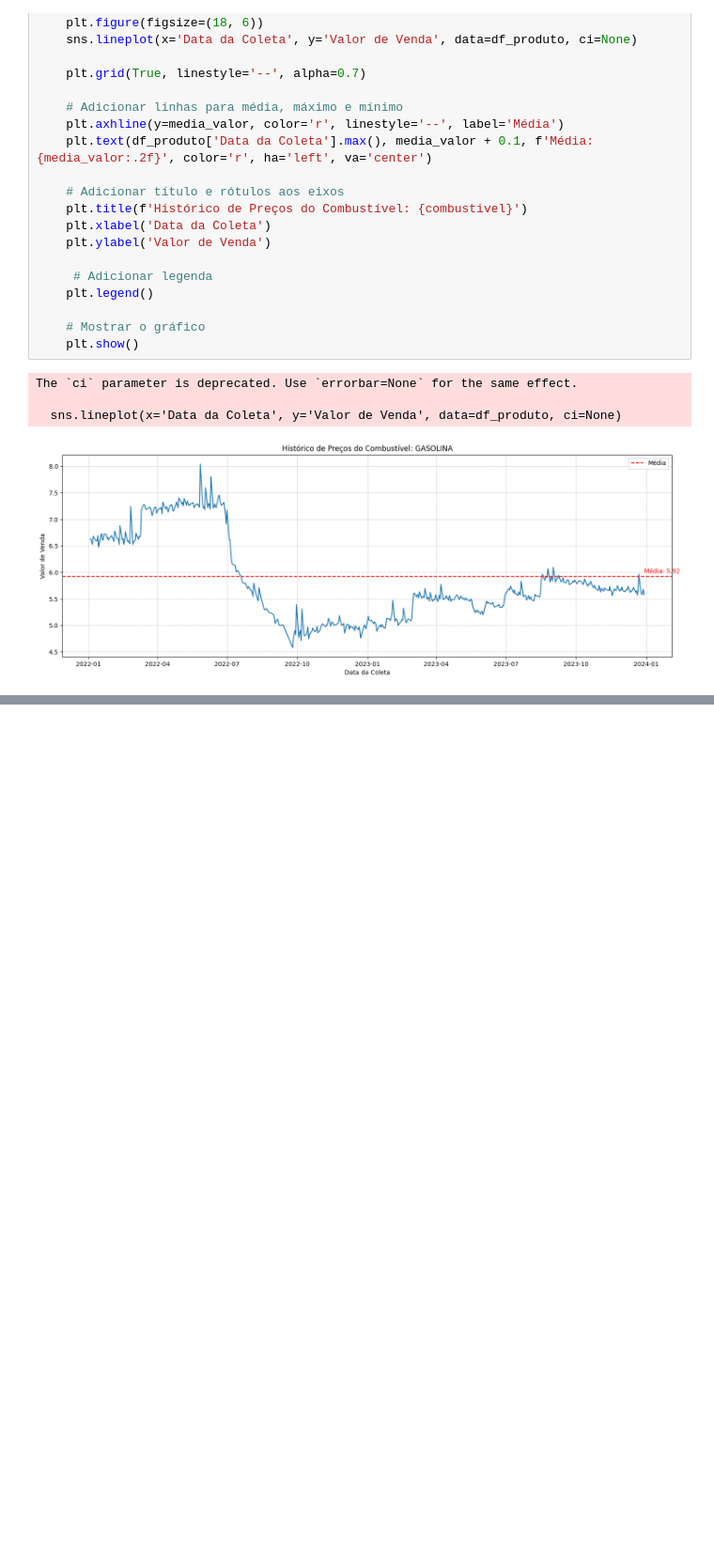
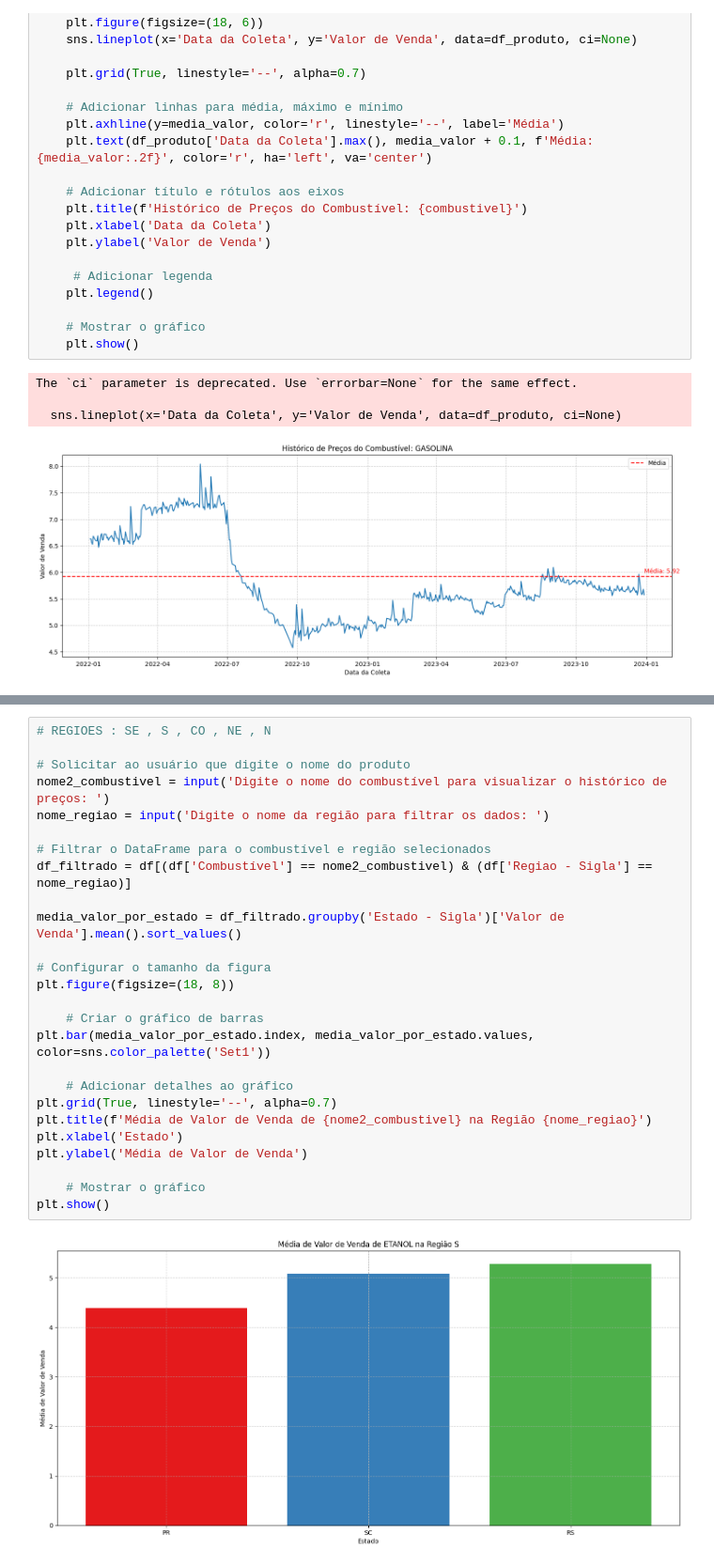
Before and after one commit to luisfernandogbraga/preco_combustivel, a Jupyter notebook: ETL.ipynb, the cells around one changed output, grey strips where cells are left out. Shown: that part at 94% size. Cells and saved outputs as stored; diff of their text form; blank space fills up the shorter version.

```diff
--- a/ETL.ipynb
+++ b/ETL.ipynb
@@ -233,0 +274,28 @@ The `ci` parameter is deprecated. Use `errorbar=None` for the same effect.
+# %%
+# REGIOES : SE , S , CO , NE , N
+
+# Solicitar ao usuário que digite o nome do produto
+nome2_combustivel = input('Digite o nome do combustível para visualizar o histórico de preços: ')
+nome_regiao = input('Digite o nome da região para filtrar os dados: ')
+
+# Filtrar o DataFrame para o combustível e região selecionados
+df_filtrado = df[(df['Combustível'] == nome2_combustivel) & (df['Regiao - Sigla'] == nome_regiao)]
+
+media_valor_por_estado = df_filtrado.groupby('Estado - Sigla')['Valor de Venda'].mean().sort_values()
+
+# Configurar o tamanho da figura
+plt.figure(figsize=(18, 8))
+
+    # Criar o gráfico de barras
+plt.bar(media_valor_por_estado.index, media_valor_por_estado.values, color=sns.color_palette('Set1'))
+
+    # Adicionar detalhes ao gráfico
+plt.grid(True, linestyle='--', alpha=0.7)
+plt.title(f'Média de Valor de Venda de {nome2_combustivel} na Região {nome_regiao}')
+plt.xlabel('Estado')
+plt.ylabel('Média de Valor de Venda')
+
+    # Mostrar o gráfico
+plt.show()
+# %% [output]
+[figure, added]
```
Also changed, not shown: parts of 5 cells of this notebook.
